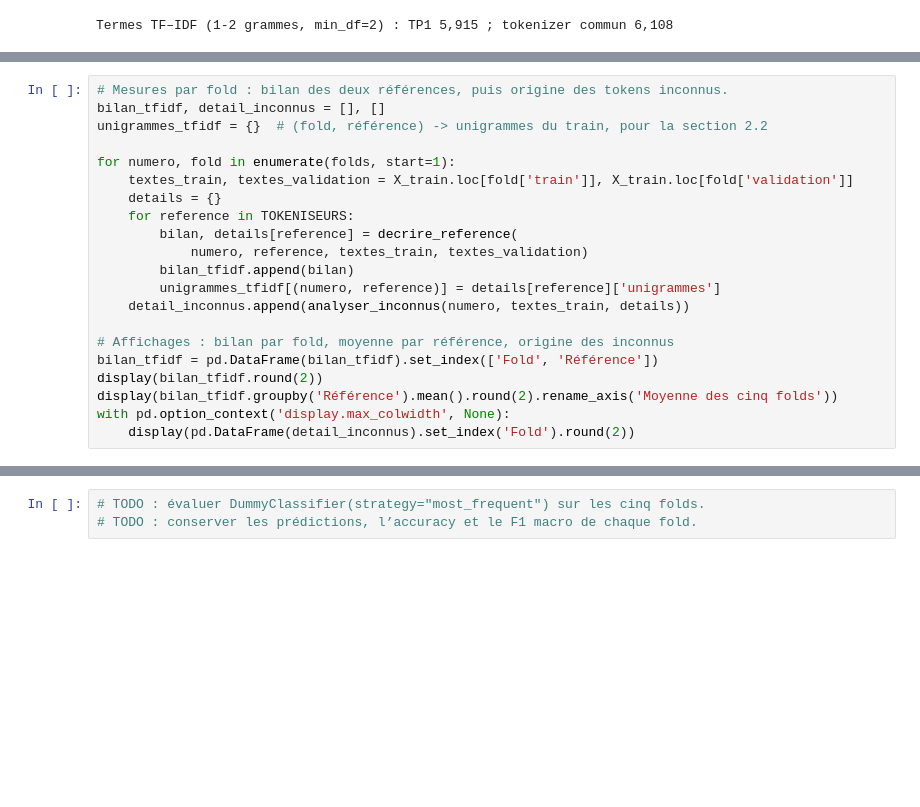
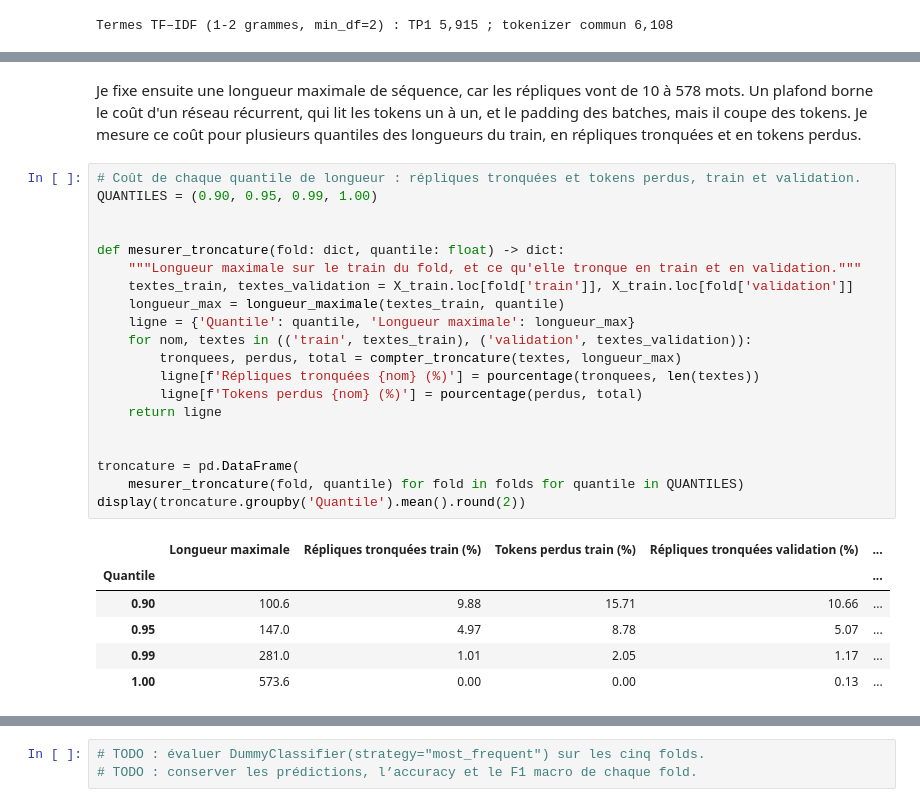
Before and after one commit to mcrayssac/ING3_IAA_GB_NLP, a Jupyter notebook: TP2_NLP_deep_learning.ipynb, the cells around one changed output, grey strips where cells are left out. Cells and saved outputs as stored; diff of their text form; blank space fills up the shorter version.

Commit message:
TP2 section 2 & 3.1

```diff
--- a/TP2_NLP_deep_learning.ipynb
+++ b/TP2_NLP_deep_learning.ipynb
@@ -531,21 +460,0 @@ def analyser_inconnus(numero: int, textes_train: pd.Series, details: dict) -> di
-# %%
-# Mesures par fold : bilan des deux références, puis origine des tokens inconnus.
-bilan_tfidf, detail_inconnus = [], []
-unigrammes_tfidf = {}  # (fold, référence) -> unigrammes du train, pour la section 2.2
-
-for numero, fold in enumerate(folds, start=1):
-    textes_train, textes_validation = X_train.loc[fold['train']], X_train.loc[fold['validation']]
-    details = {}
-    for reference in TOKENISEURS:
-        bilan, details[reference] = decrire_reference(
-            numero, reference, textes_train, textes_validation)
-        bilan_tfidf.append(bilan)
-        unigrammes_tfidf[(numero, reference)] = details[reference]['unigrammes']
-    detail_inconnus.append(analyser_inconnus(numero, textes_train, details))
-
-# Affichages : bilan par fold, moyenne par référence, origine des inconnus
-bilan_tfidf = pd.DataFrame(bilan_tfidf).set_index(['Fold', 'Référence'])
-display(bilan_tfidf.round(2))
-display(bilan_tfidf.groupby('Référence').mean().round(2).rename_axis('Moyenne des cinq folds'))
-with pd.option_context('display.max_colwidth', None):
-    display(pd.DataFrame(detail_inconnus).set_index('Fold').round(2))
@@ -604,0 +679,29 @@ La moyenne des embeddings ignore l'ordre : « Romeo loves Juliet » et « Juliet
+# %% [markdown]
+Je fixe ensuite une longueur maximale de séquence, car les répliques vont de 10 à 578 mots. Un plafond borne le coût d'un réseau récurrent, qui lit les tokens un à un, et le padding des batches, mais il coupe des tokens. Je mesure ce coût pour plusieurs quantiles des longueurs du train, en répliques tronquées et en tokens perdus.
+# %%
+# Coût de chaque quantile de longueur : répliques tronquées et tokens perdus, train et validation.
+QUANTILES = (0.90, 0.95, 0.99, 1.00)
+
+
+def mesurer_troncature(fold: dict, quantile: float) -> dict:
+    """Longueur maximale sur le train du fold, et ce qu'elle tronque en train et en validation."""
+    textes_train, textes_validation = X_train.loc[fold['train']], X_train.loc[fold['validation']]
+    longueur_max = longueur_maximale(textes_train, quantile)
+    ligne = {'Quantile': quantile, 'Longueur maximale': longueur_max}
+    for nom, textes in (('train', textes_train), ('validation', textes_validation)):
+        tronquees, perdus, total = compter_troncature(textes, longueur_max)
+        ligne[f'Répliques tronquées {nom} (%)'] = pourcentage(tronquees, len(textes))
+        ligne[f'Tokens perdus {nom} (%)'] = pourcentage(perdus, total)
+    return ligne
+
+
+troncature = pd.DataFrame(
+    mesurer_troncature(fold, quantile) for fold in folds for quantile in QUANTILES)
+display(troncature.groupby('Quantile').mean().round(2))
+# %% [output]
+|  | Longueur maximale | Répliques tronquées train (%) | Tokens perdus train (%) | Répliques tronquées validation (%) | ... |
+| Quantile |  |  |  |  | ... |
+| 0.90 | 100.6 | 9.88 | 15.71 | 10.66 | ... |
+| 0.95 | 147.0 | 4.97 | 8.78 | 5.07 | ... |
+| 0.99 | 281.0 | 1.01 | 2.05 | 1.17 | ... |
+| 1.00 | 573.6 | 0.00 | 0.00 | 0.13 | ... |
```
Also changed, not shown: parts of 61 cells of this notebook.
